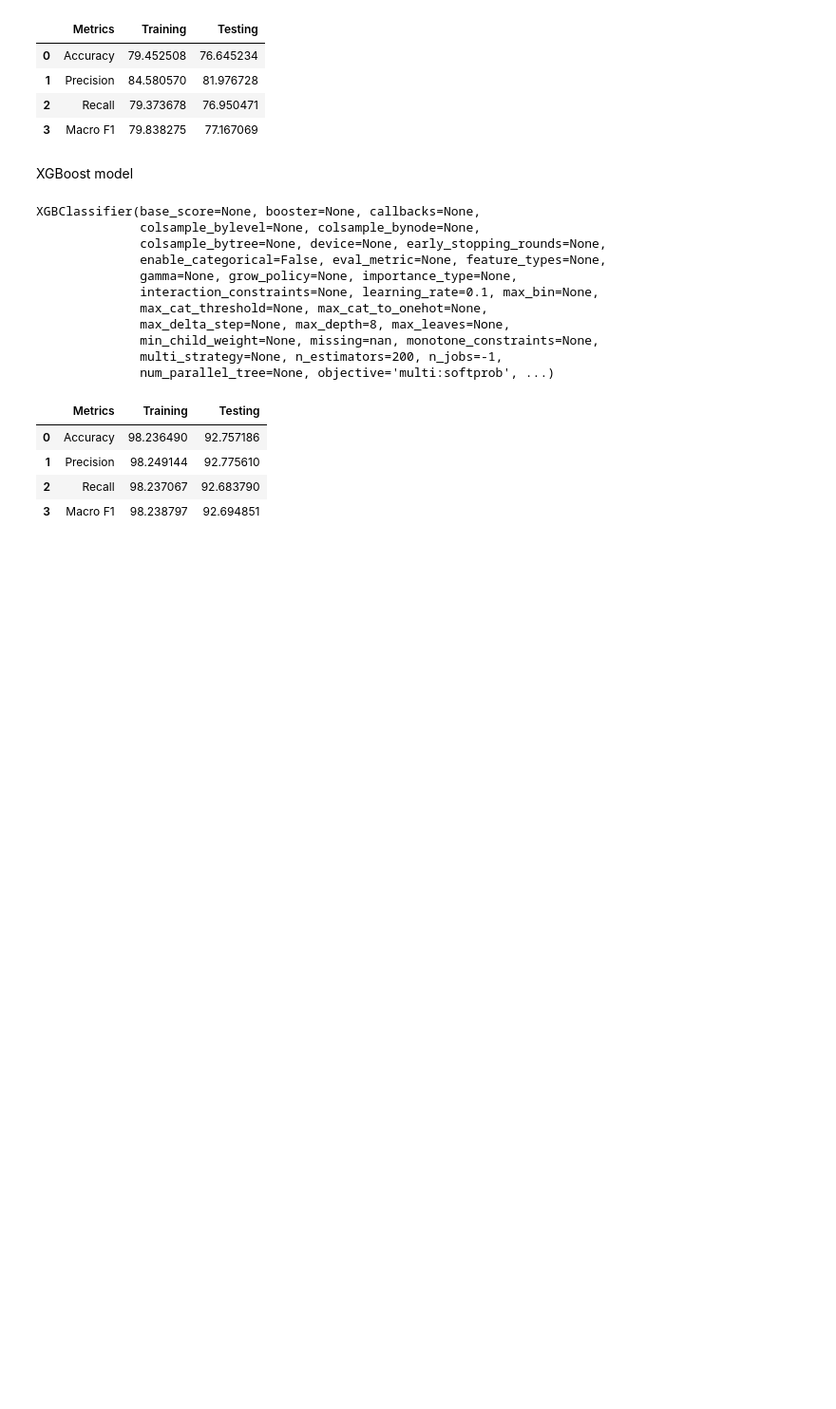
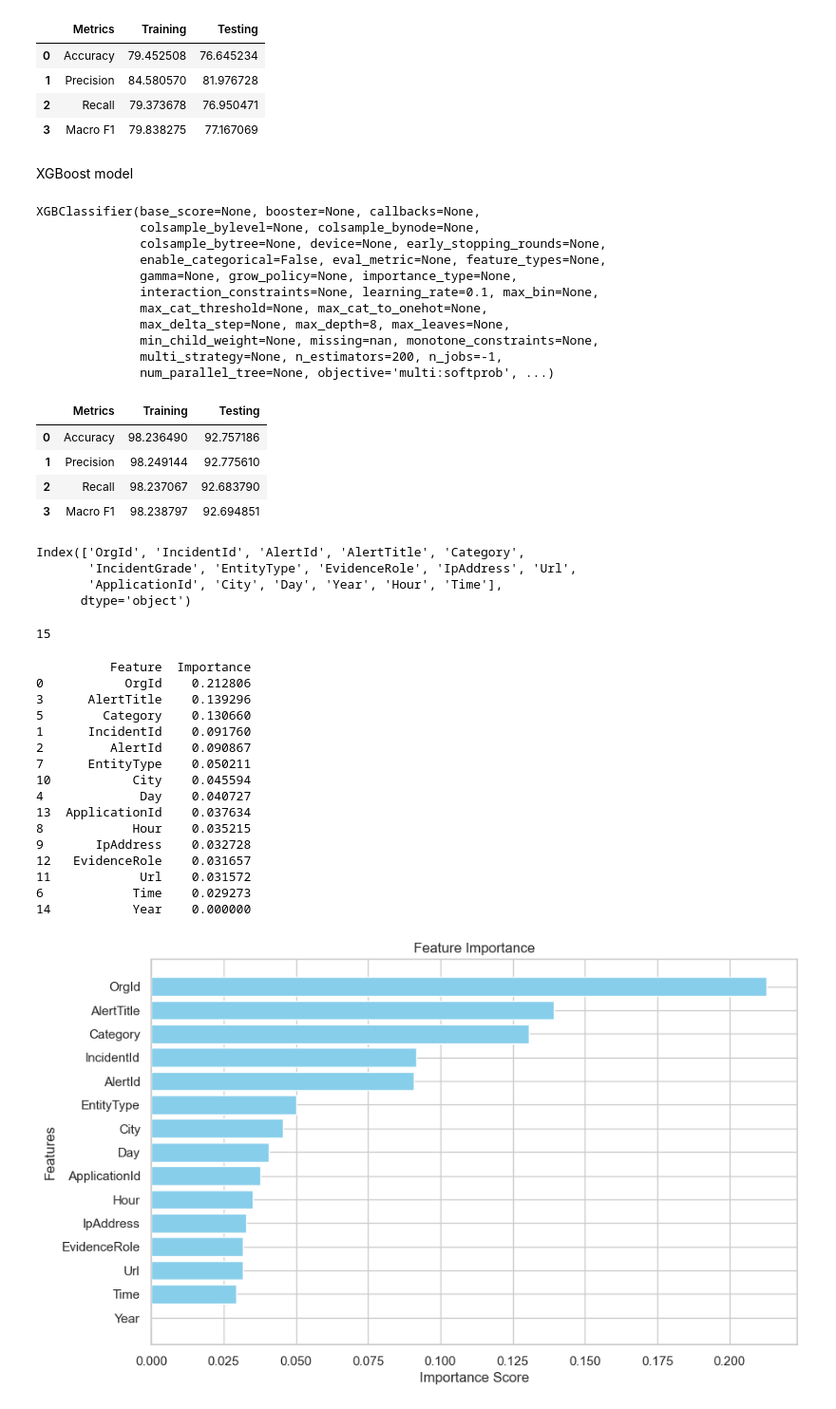
Before and after one commit to Deepakj-2023/MicroSoft, a Jupyter notebook: ms_train.ipynb, the cells around one changed output. Shown at 95% size. Drawn from its saved outputs; the diff is of its cells as text; code cells hidden in the pictures; blank space fills up the shorter version.

```diff
--- a/ms_train.ipynb
+++ b/ms_train.ipynb
@@ -1288,5 +1288,70 @@ import pickle
 # Assuming `model` is your trained model (e.g., a scikit-learn model)
 with open('xgbmodel.pkl', 'wb') as f:
     pickle.dump(xgbmodel, f)
+# %%
+data.columns
+# %% [output]
+Index(['OrgId', 'IncidentId', 'AlertId', 'AlertTitle', 'Category',
+       'IncidentGrade', 'EntityType', 'EvidenceRole', 'IpAddress', 'Url',
+       'ApplicationId', 'City', 'Day', 'Year', 'Hour', 'Time'],
+      dtype='object')
+# %%
+importance = xgbmodel.feature_importances_
+len(importance)
+feature_names = ['OrgId',
+ 'IncidentId',
+ 'AlertId',
+ 'AlertTitle',
+ 'Day',
+ 'Category',
+ 'Time',
+ 'EntityType',
+ 'Hour',
+ 'IpAddress',
+ 'City',
+ 'Url',
+ 'EvidenceRole',
+ 'ApplicationId',
+ 'Year']
+len(feature_names)
+# %% [output]
+15
+# %%
+importance = xgbmodel.feature_importances_
+# Convert to a DataFrame for better visualization
+importance_df = pd.DataFrame({
+    'Feature': feature_names,
+    'Importance': importance
+}).sort_values(by='Importance', ascending=False)
+
+# Display feature importance
+print(importance_df)
+
+# Plot feature importance
+plt.figure(figsize=(10, 6))
+plt.barh(importance_df['Feature'], importance_df['Importance'], color='skyblue')
+plt.xlabel('Importance Score')
+plt.ylabel('Features')
+plt.title('Feature Importance')
+plt.gca().invert_yaxis()  # Invert y-axis to show the most important feature at the top
+plt.show()
+# %% [output]
+          Feature  Importance
+0           OrgId    0.212806
+3      AlertTitle    0.139296
+5        Category    0.130660
+1      IncidentId    0.091760
+2         AlertId    0.090867
+7      EntityType    0.050211
+10           City    0.045594
+4             Day    0.040727
+13  ApplicationId    0.037634
+8            Hour    0.035215
+9       IpAddress    0.032728
+12   EvidenceRole    0.031657
+11            Url    0.031572
+6            Time    0.029273
+14           Year    0.000000
+[figure, added]
 # %%
 # almost we achive the model accuray in training 98% and testing 92%
```
Also changed, not shown: parts of 4 cells of this notebook, 1 other file.
